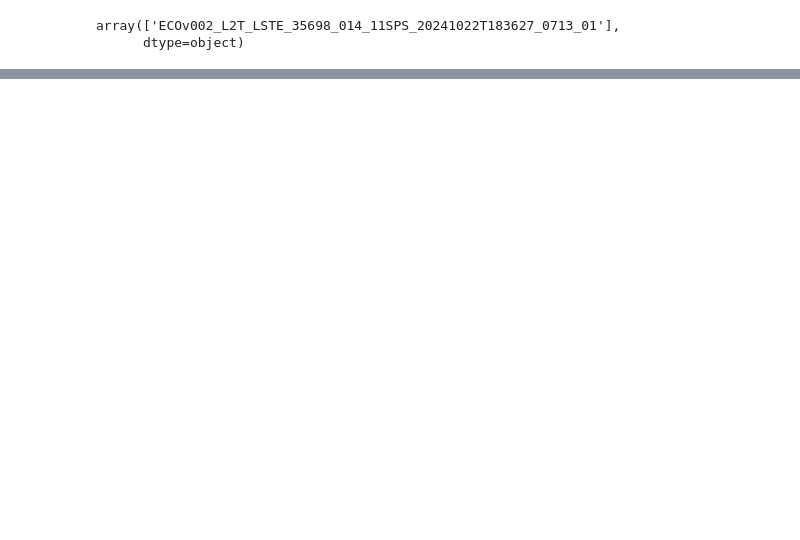
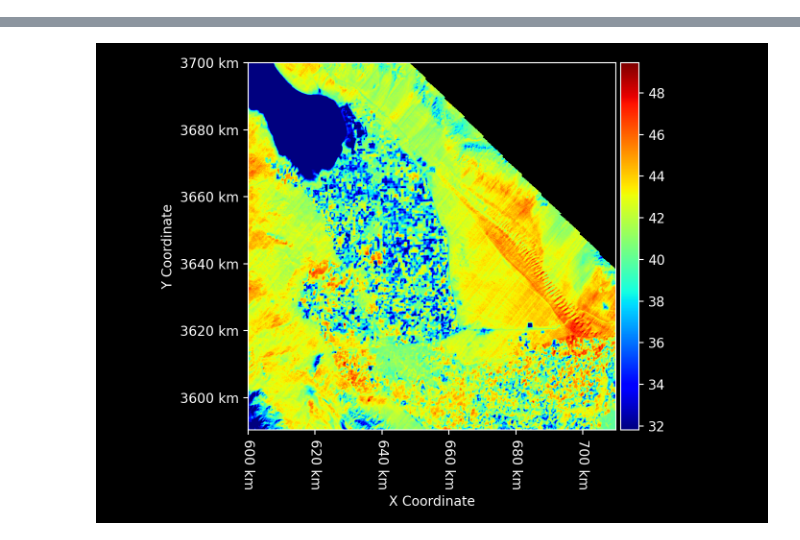
Before and after one commit to ECOSTRESS-Collection-2/ECOv002-CMR, a Jupyter notebook: ECOSTRESS Granule Download.ipynb, the cells around one changed output, grey strips where cells are left out. Drawn from its saved outputs; the diff is of its cells as text; code cells hidden in the pictures; blank space fills up the shorter version.

Commit message:
download and display of granules working

```diff
--- a/ECOSTRESS Granule Download.ipynb
+++ b/ECOSTRESS Granule Download.ipynb
@@ -7,14 +7,13 @@ orbit = 35698
 scene = 14
 tile = "11SPS"
 # %%
-L2T_LSTE_df = ECOSTRESS_CMR_search(
+L2T_LSTE_granule = download_ECOSTRESS_granule(
     product="L2T_LSTE",
     orbit=orbit,
     scene=scene,
     tile=tile,
-    start_date=aquisition_date,
-    end_date=aquisition_date
+    aquisition_date=aquisition_date
 )
 
-L2T_LSTE_df
+L2T_LSTE_granule
 # %% [output]
@@ -38,5 +37,0 @@ L2T_LSTE_df
-# %%
-L2T_LSTE_df.granule.unique()
-# %% [output]
-array(['ECOv002_L2T_LSTE_35698_014_11SPS_20241022T183627_0713_01'],
-      dtype=object)
@@ -102,0 +38,3 @@ def download_ECOSTRESS_granule_files(
+# %%
+L2T_LSTE_granule.ST_C
+# %% [output]
@@ -102,0 +45 @@ def download_ECOSTRESS_granule_files(
+[figure, added]
```
Also changed, not shown: parts of 8 cells of this notebook, 6 other files.
